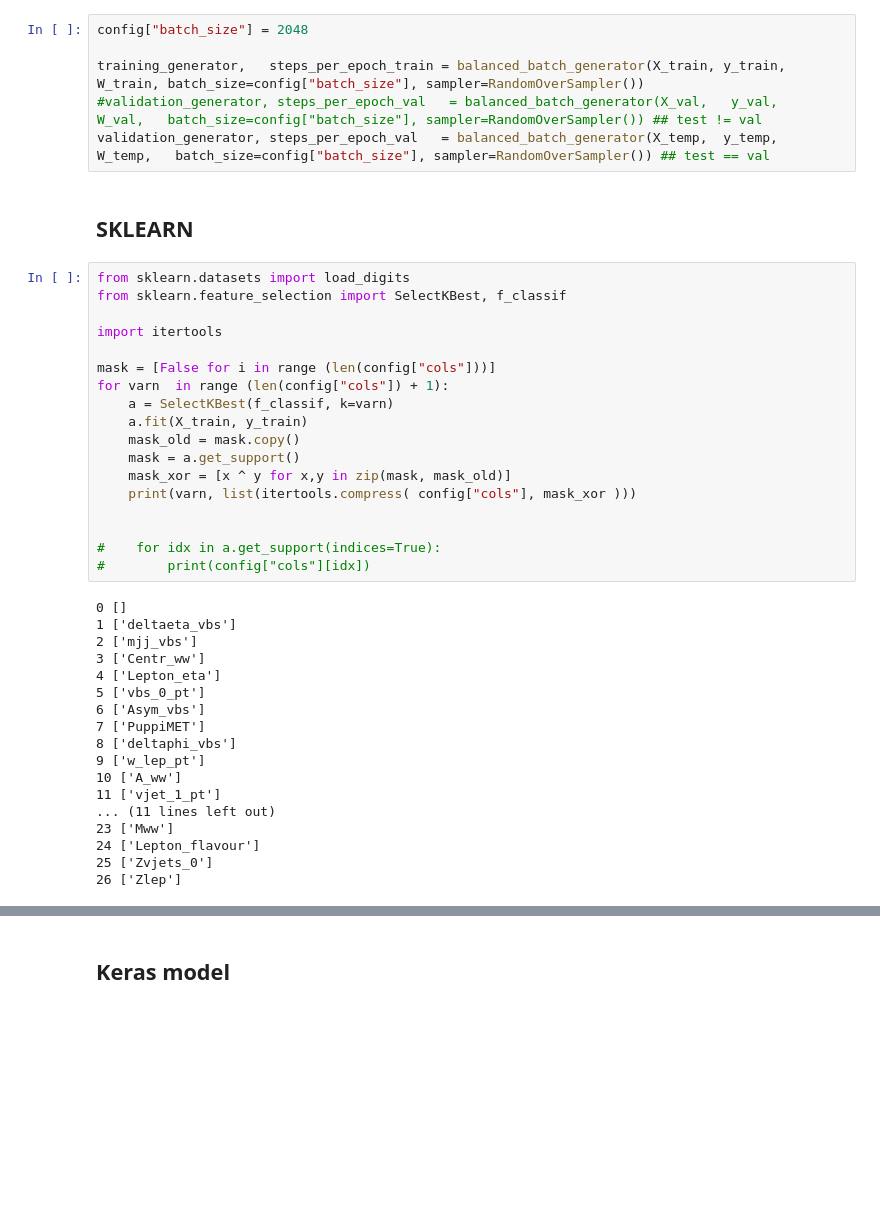
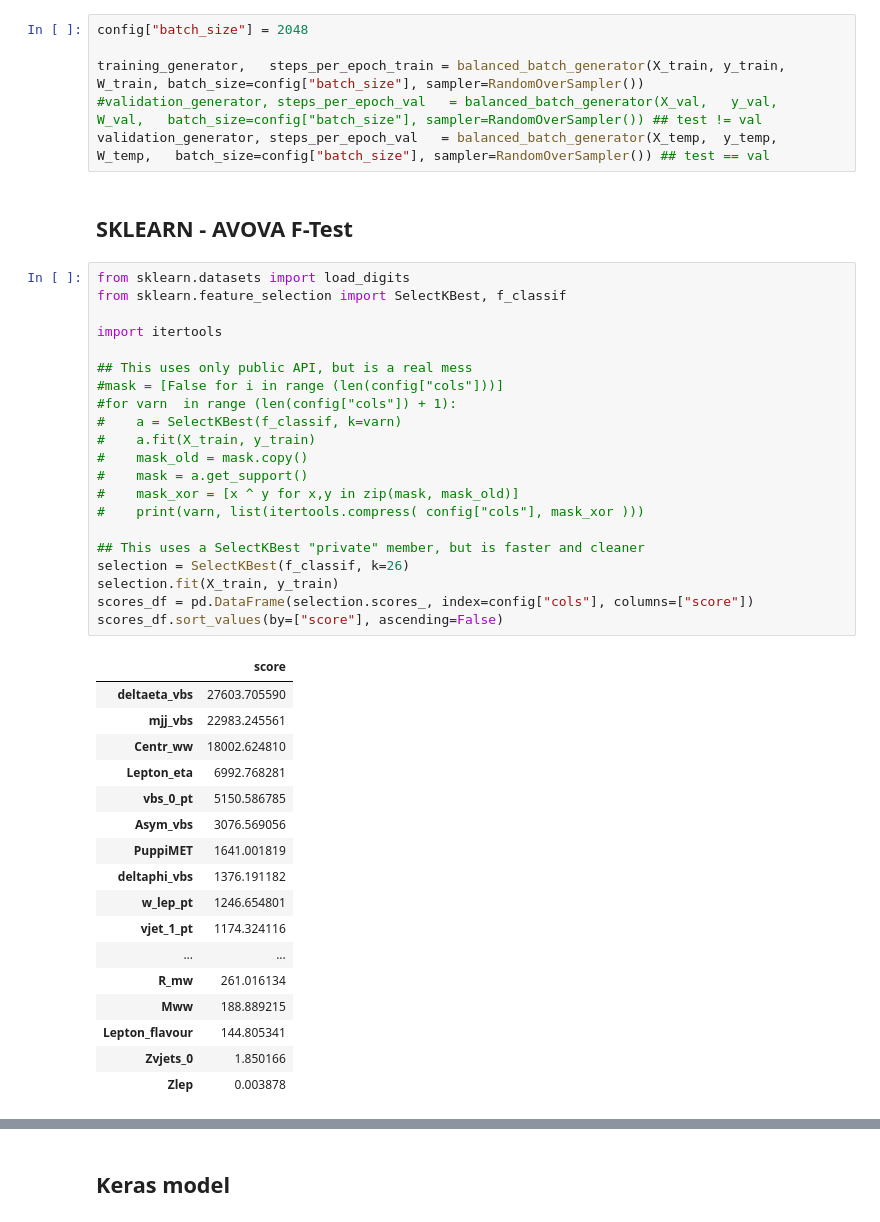
Before and after one commit to UniMiBAnalyses/ML_classification, a Jupyter notebook: Training_v1.ipynb, the cells around one changed output, grey strips where cells are left out. Drawn from its saved outputs; the diff is of its cells as text; blank space fills up the shorter version.

Commit message:
[vbsjjlnu] better extraction of avova f-test scores

```diff
--- a/Training_v1.ipynb
+++ b/Training_v1.ipynb
@@ -158,40 +158,43 @@ training_generator,   steps_per_epoch_train = balanced_batch_generator(X_train,
 #validation_generator, steps_per_epoch_val   = balanced_batch_generator(X_val,   y_val,   W_val,   batch_size=config["batch_size"], sampler=RandomOverSampler()) ## test != val
 validation_generator, steps_per_epoch_val   = balanced_batch_generator(X_temp,  y_temp,  W_temp,   batch_size=config["batch_size"], sampler=RandomOverSampler()) ## test == val
 # %% [markdown]
-## SKLEARN
+## SKLEARN - AVOVA F-Test
 # %%
 from sklearn.datasets import load_digits
 from sklearn.feature_selection import SelectKBest, f_classif
 
 import itertools
 
-mask = [False for i in range (len(config["cols"]))]
-for varn  in range (len(config["cols"]) + 1):
-    a = SelectKBest(f_classif, k=varn)
-    a.fit(X_train, y_train)
-    mask_old = mask.copy()
-    mask = a.get_support()
-    mask_xor = [x ^ y for x,y in zip(mask, mask_old)]
-    print(varn, list(itertools.compress( config["cols"], mask_xor )))
+## This uses only public API, but is a real mess
+#mask = [False for i in range (len(config["cols"]))]
+#for varn  in range (len(config["cols"]) + 1):
+#    a = SelectKBest(f_classif, k=varn)
+#    a.fit(X_train, y_train)
+#    mask_old = mask.copy()
+#    mask = a.get_support()
+#    mask_xor = [x ^ y for x,y in zip(mask, mask_old)]
+#    print(varn, list(itertools.compress( config["cols"], mask_xor )))
 
-
-#    for idx in a.get_support(indices=True):
-#        print(config["cols"][idx])
+## This uses a SelectKBest "private" member, but is faster and cleaner
+selection = SelectKBest(f_classif, k=26)
+selection.fit(X_train, y_train)
+scores_df = pd.DataFrame(selection.scores_, index=config["cols"], columns=["score"])
+scores_df.sort_values(by=["score"], ascending=False)
 # %% [output]
-0 []
-1 ['deltaeta_vbs']
-2 ['mjj_vbs']
-3 ['Centr_ww']
-4 ['Lepton_eta']
-5 ['vbs_0_pt']
-6 ['Asym_vbs']
-7 ['PuppiMET']
-8 ['deltaphi_vbs']
-9 ['w_lep_pt']
-10 ['A_ww']
-11 ['vjet_1_pt']
-... (11 lines left out)
-23 ['Mww']
-24 ['Lepton_flavour']
-25 ['Zvjets_0']
-26 ['Zlep']
+|  | score |
+| deltaeta_vbs | 27603.705590 |
+| mjj_vbs | 22983.245561 |
+| Centr_ww | 18002.624810 |
+| Lepton_eta | 6992.768281 |
+| vbs_0_pt | 5150.586785 |
+| Asym_vbs | 3076.569056 |
+| PuppiMET | 1641.001819 |
+| deltaphi_vbs | 1376.191182 |
+| w_lep_pt | 1246.654801 |
+| vjet_1_pt | 1174.324116 |
+| ... | ... |
+| R_mw | 261.016134 |
+| Mww | 188.889215 |
+| Lepton_flavour | 144.805341 |
+| Zvjets_0 | 1.850166 |
+| Zlep | 0.003878 |
```
Also changed, not shown: parts of 1 cell of this notebook.
